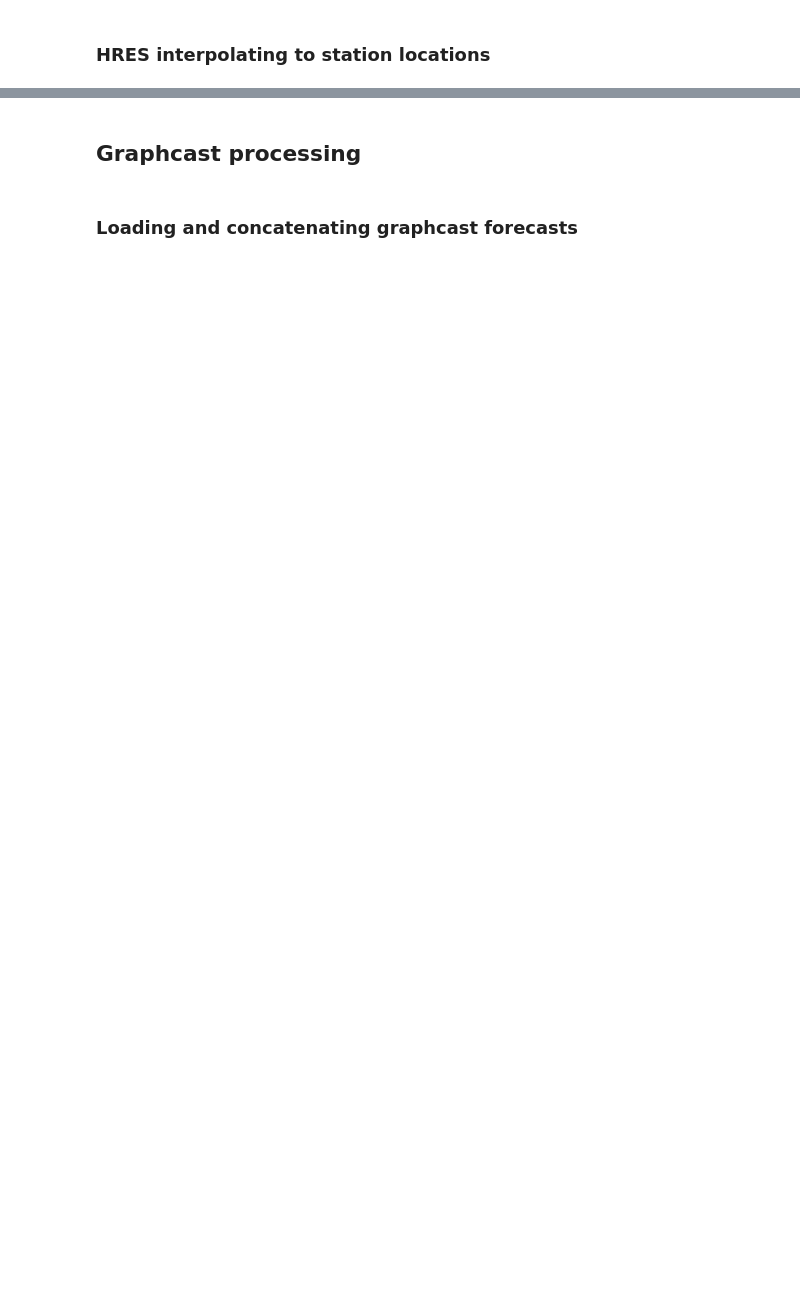
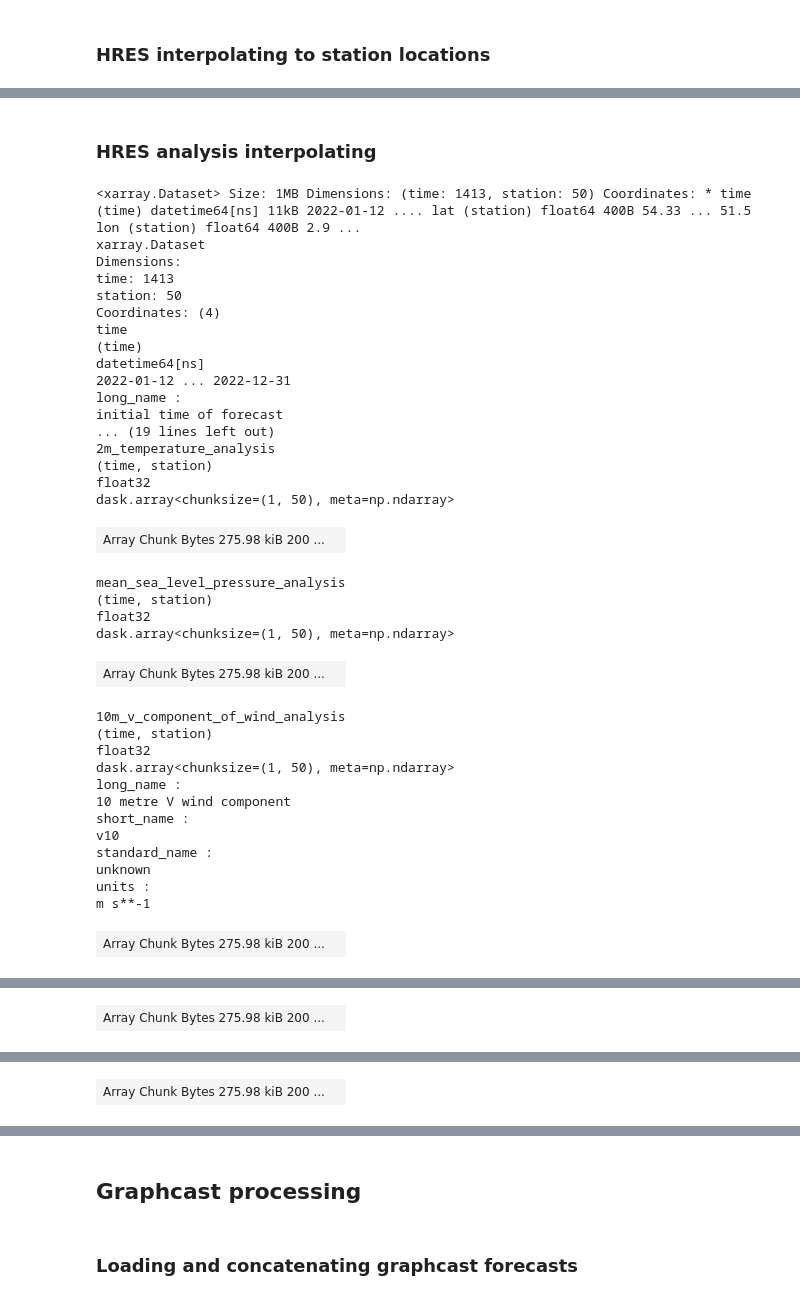
Before and after one commit to koenlode/Thesis, a Jupyter notebook: master_notebook.ipynb, the cells around one changed output, grey strips where cells are left out. Drawn from its saved outputs; the diff is of its cells as text; code cells hidden in the pictures; blank space fills up the shorter version.

```diff
--- a/master_notebook.ipynb
+++ b/master_notebook.ipynb
@@ -89,10 +69,12 @@ Data variables: (12/51)
 # %% [markdown]
 #### Plotting the stations and graphcast/HRES grid
 # %%
-# Assuming `ds` is your dataset containing lat/lon information
-station_lats = ds['lat'].isel(time=100).values  # Assuming time doesn't affect lat/lon
-station_lons = ds['lon'].isel(time=100).values  # Select first time step to ensure scalars
-station_names = ds['station'].values  # Station identifiers
+synop = xr.open_dataset('/home/koenr/thesis_code/SYNOP_2022.nc')
+
+# Assuming synop` is your dataset containing lat/lon information
+station_lats =synop['lat'].isel(time=100).values  # Assuming time doesn't affect lat/lon
+station_lons =synop['lon'].isel(time=100).values  # Select first time step to ensure scalars
+station_names =synop['station'].values  # Station identifiers
 
 print(len(station_lats))
 
@@ -228,7 +202,7 @@ def wind_components(speed, direction):
     return u, v
 
 # Extract and rename variables
-ds_renamed = ds.rename({
+ds_renamed = synop.rename({
     'ta': '2m_temperature_synop',                        # 2m temperature
     'pp': 'mean_sea_level_pressure_synop',               # Mean sea level pressure
     'ff': 'wind_speed_synop',                            # 10m wind speed, to be converted
@@ -550,0 +515,61 @@ Attributes: (0)
+# %% [markdown]
+### HRES analysis interpolating
+# %%
+# Extract unique station location data
+station_locations = synop[['lat', 'lon']].isel(time=0).to_dataframe()
+
+# # Remove any rows with missing data
+# station_locations = station_locations.dropna()
+
+# Reset index to maintain station codes as part of the DataFrame
+station_locations.reset_index(inplace=True)
+
+# Interpolate the global dataset using lat/lon from station_locations
+hres_analysis_interp = hres_analysis.interp(lat=("station", station_locations['lat']),
+                                  lon=("station", station_locations['lon']))
+
+# # Assign station codes from synop as coordinates to the interpolated dataset
+hres_analysis_interp = hres_analysis_interp.assign_coords(station=("station", station_locations['station'].values))
+
+# # # Add time dimension for merging
+# hres_anlaysis_interp = hres_anlaysis_interp.assign_coords(valid_time=hres_anlaysis_interp['time'] + hres_anlaysis_interp['prediction_timedelta'])
+
+# Display the interpolated dataset
+hres_analysis_interp
+# %% [output]
+<xarray.Dataset> Size: 1MB Dimensions: (time: 1413, station: 50) Coordinates: * time (time) datetime64[ns] 11kB 2022-01-12 .... lat (station) float64 400B 54.33 ... 51.5 lon (station) float64 400B 2.9 ...
+xarray.Dataset
+Dimensions:
+time: 1413
+station: 50
+Coordinates: (4)
+time
+(time)
+datetime64[ns]
+2022-01-12 ... 2022-12-31
+long_name :
+initial time of forecast
+... (19 lines left out)
+2m_temperature_analysis
+(time, station)
+float32
+dask.array<chunksize=(1, 50), meta=np.ndarray>
+| Array Chunk Bytes 275.98 kiB 200 ... |  |
+mean_sea_level_pressure_analysis
+(time, station)
+float32
+dask.array<chunksize=(1, 50), meta=np.ndarray>
+| Array Chunk Bytes 275.98 kiB 200 ... |  |
+10m_v_component_of_wind_analysis
+(time, station)
+float32
+dask.array<chunksize=(1, 50), meta=np.ndarray>
+long_name :
+10 metre V wind component
+short_name :
+v10
+standard_name :
+unknown
+units :
+m s**-1
+| Array Chunk Bytes 275.98 kiB 200 ... |  |
@@ -550,0 +588 @@ Attributes: (0)
+| Array Chunk Bytes 275.98 kiB 200 ... |  |
@@ -550,0 +601 @@ Attributes: (0)
+| Array Chunk Bytes 275.98 kiB 200 ... |  |
```
Also changed, not shown: parts of 32 cells of this notebook, 1 other file.
